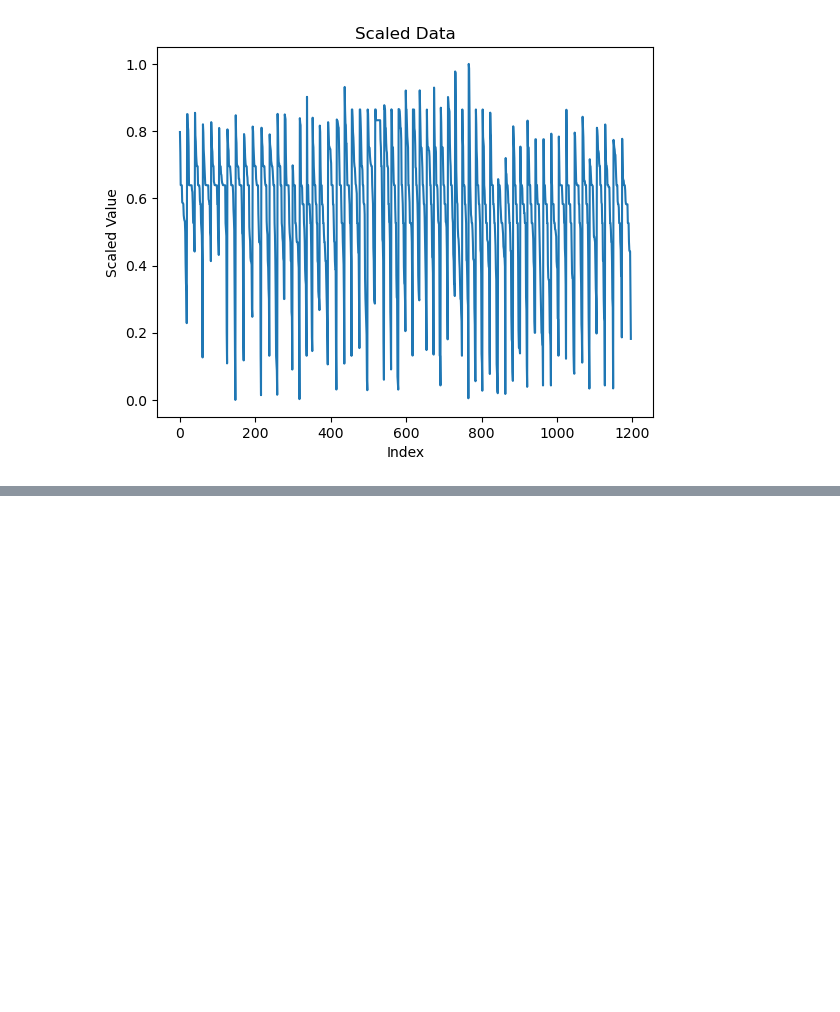
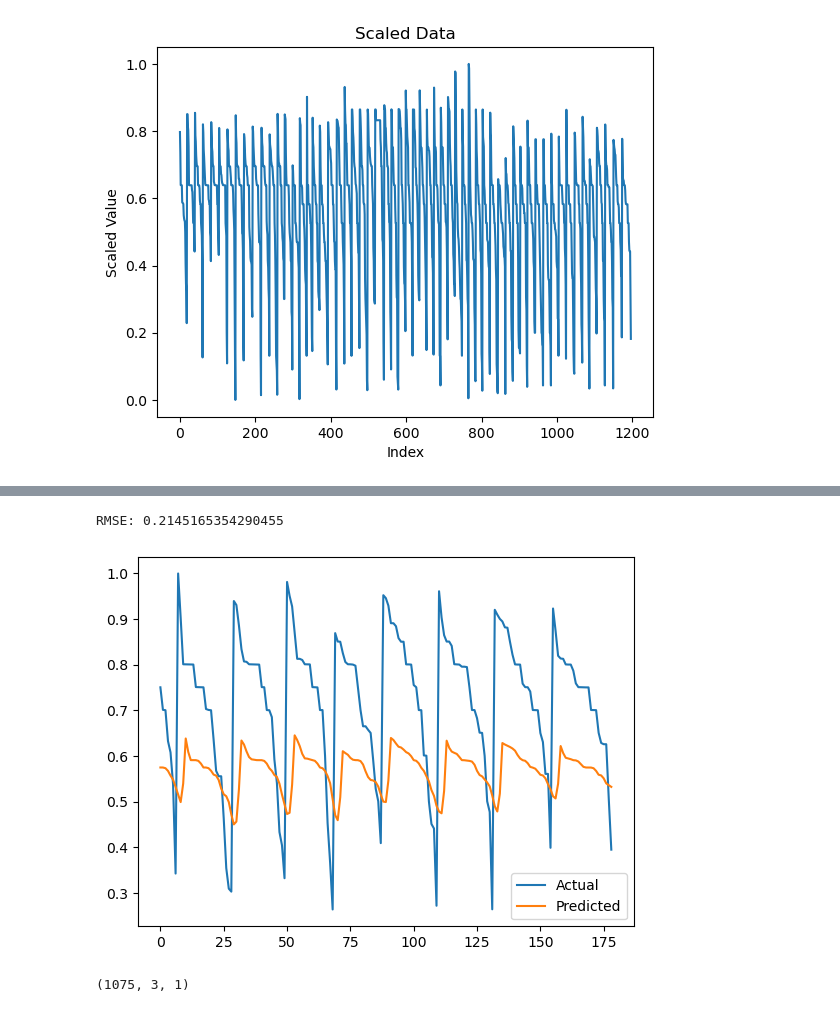
Before and after one commit to PFRUchi/MScA_31009, a Jupyter notebook: Final Project Code.ipynb, the cells around one changed output, grey strips where cells are left out. Saved outputs shown, nothing was run; the diff lists cells and outputs as text; code cells hidden in the pictures; blank space fills up the shorter version.

```diff
--- a/Final Project Code.ipynb
+++ b/Final Project Code.ipynb
@@ -701,0 +691,4 @@ sdafsdafasfasfdsdaf
+# %%
+model_5.compile(optimizer='adam', loss='mse')
+# %%
+model_5.fit(x=X_train, y= Y_train, use_multiprocessing=True)
@@ -701,0 +698,17 @@ sdafsdafasfasfdsdaf
+# %%
+y_pred = model_5.predict(X_test)
+# %%
+y_pred = scaler_2.inverse_transform(y_pred)
+y_test = scaler_2.inverse_transform(Y_test.reshape(-1, 1))
+# %%
+rmse = math.sqrt(mean_squared_error(y_test, y_pred))
+print('RMSE:', rmse)
+# %% [output]
+RMSE: 0.2145165354290455
+# %%
+plt.plot(y_test, label='Actual')
+plt.plot(y_pred, label='Predicted')
+plt.legend()
+plt.show()
+# %% [output]
+[figure, added]
@@ -701,0 +727,4 @@ sdafsdafasfasfdsdaf
+# %%
+X_train.shape
+# %% [output]
+(1075, 3, 1)
```
Also changed, not shown: parts of 36 cells of this notebook.
